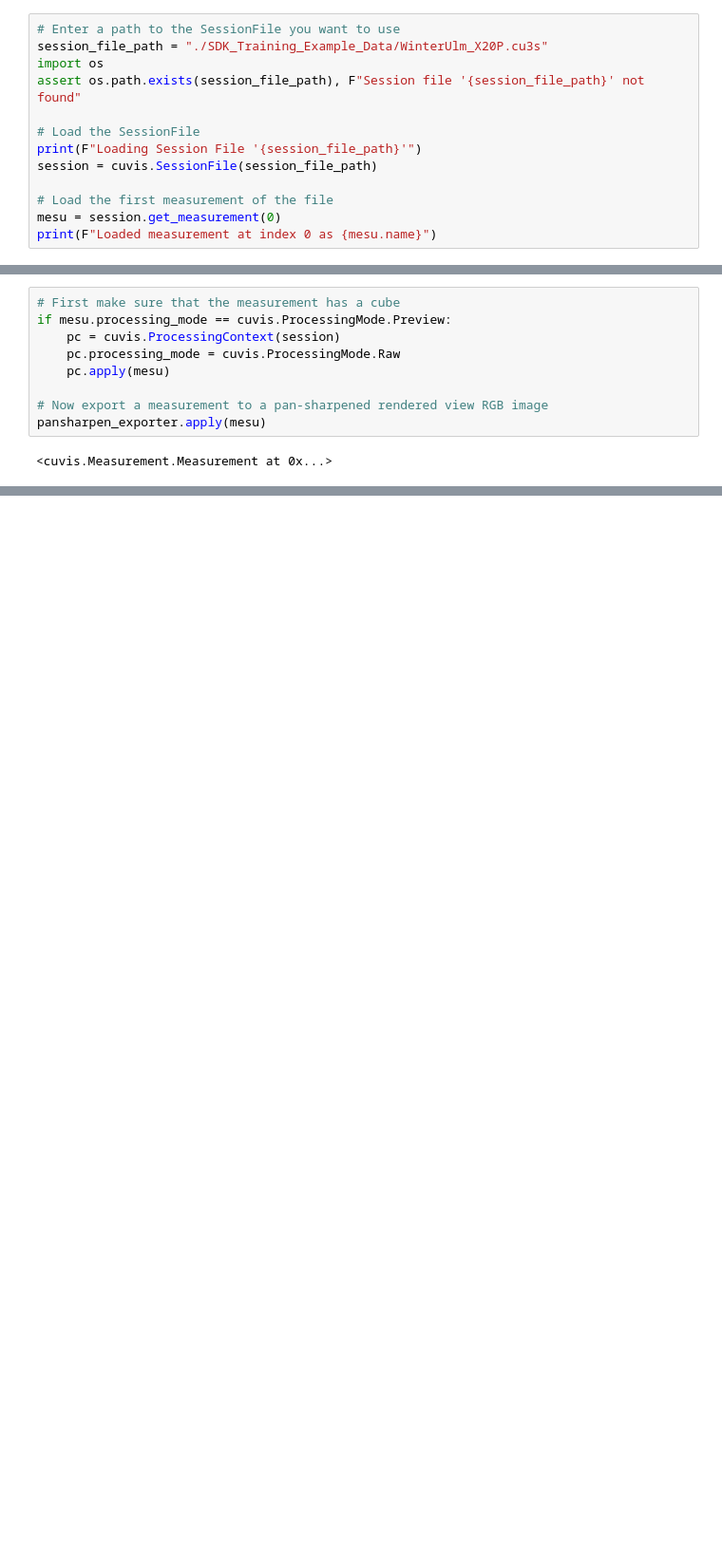
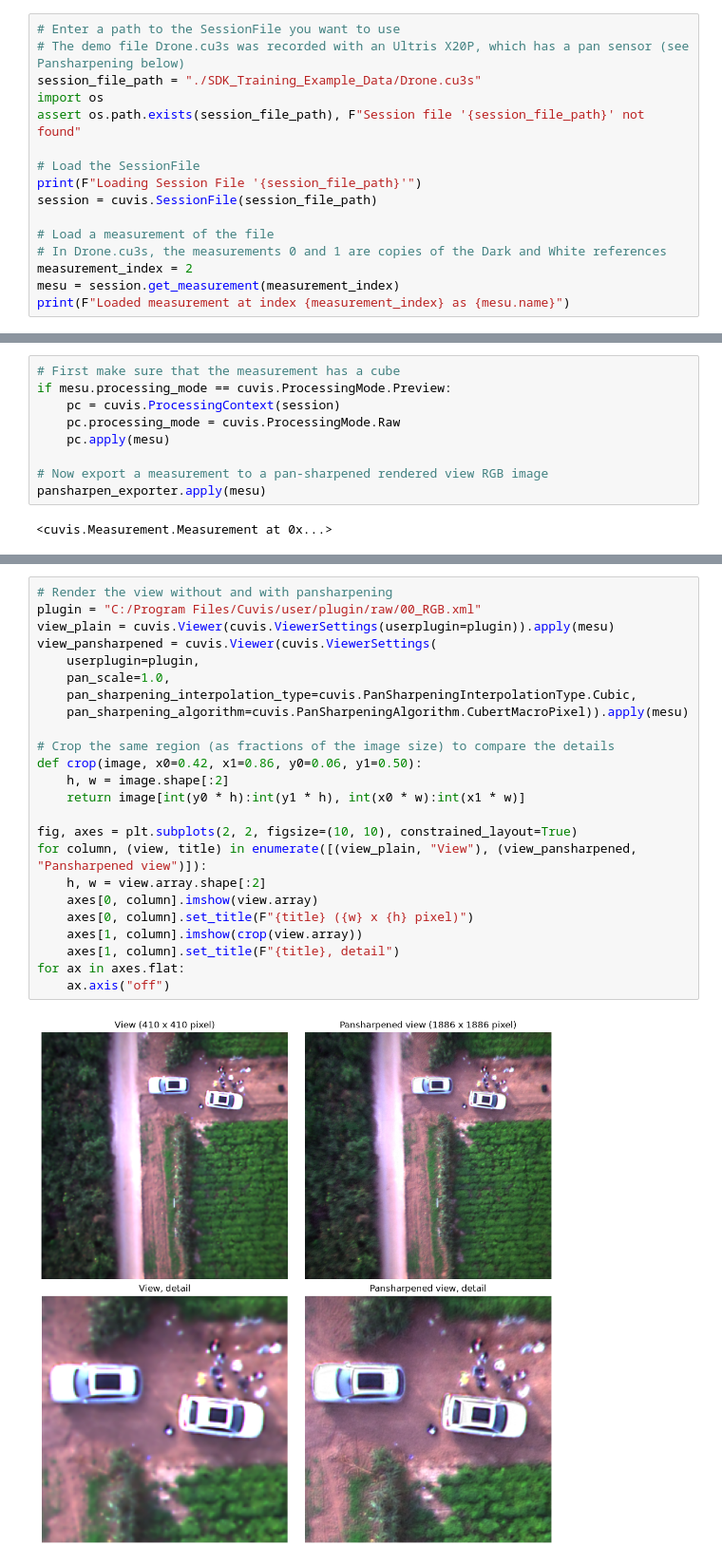
Before and after one commit to cubert-hyperspectral/cuvis.python.examples, a Jupyter notebook: Example_4_Exporters.ipynb, the cells around one changed output, grey strips where cells are left out. Shown at 95% size. Cells and saved outputs as stored; diff of their text form; blank space fills up the shorter version.

```diff
--- a/Example_4_Exporters.ipynb
+++ b/Example_4_Exporters.ipynb
@@ -44,7 +45,8 @@ Cuvis Python SDK Example 4
 Initializing Cuvis
 # %%
 # Enter a path to the SessionFile you want to use
-session_file_path = "./SDK_Training_Example_Data/WinterUlm_X20P.cu3s"
+# The demo file Drone.cu3s was recorded with an Ultris X20P, which has a pan sensor (see Pansharpening below)
+session_file_path = "./SDK_Training_Example_Data/Drone.cu3s"
 import os
 assert os.path.exists(session_file_path), F"Session file '{session_file_path}' not found"
 
@@ -52,7 +54,9 @@ assert os.path.exists(session_file_path), F"Session file '{session_file_path}' n
 print(F"Loading Session File '{session_file_path}'")
 session = cuvis.SessionFile(session_file_path)
 
-# Load the first measurement of the file
-mesu = session.get_measurement(0)
-print(F"Loaded measurement at index 0 as {mesu.name}")
+# Load a measurement of the file
+# In Drone.cu3s, the measurements 0 and 1 are copies of the Dark and White references
+measurement_index = 2
+mesu = session.get_measurement(measurement_index)
+print(F"Loaded measurement at index {measurement_index} as {mesu.name}")
 # %% [output]
@@ -247,0 +269,26 @@ pansharpen_exporter.apply(mesu)
+# %%
+# Render the view without and with pansharpening
+plugin = "C:/Program Files/Cuvis/user/plugin/raw/00_RGB.xml"
+view_plain = cuvis.Viewer(cuvis.ViewerSettings(userplugin=plugin)).apply(mesu)
+view_pansharpened = cuvis.Viewer(cuvis.ViewerSettings(
+    userplugin=plugin,
+    pan_scale=1.0,
+    pan_sharpening_interpolation_type=cuvis.PanSharpeningInterpolationType.Cubic,
+    pan_sharpening_algorithm=cuvis.PanSharpeningAlgorithm.CubertMacroPixel)).apply(mesu)
+
+# Crop the same region (as fractions of the image size) to compare the details
+def crop(image, x0=0.42, x1=0.86, y0=0.06, y1=0.50):
+    h, w = image.shape[:2]
+    return image[int(y0 * h):int(y1 * h), int(x0 * w):int(x1 * w)]
+
+fig, axes = plt.subplots(2, 2, figsize=(10, 10), constrained_layout=True)
+for column, (view, title) in enumerate([(view_plain, "View"), (view_pansharpened, "Pansharpened view")]):
+    h, w = view.array.shape[:2]
+    axes[0, column].imshow(view.array)
+    axes[0, column].set_title(F"{title} ({w} x {h} pixel)")
+    axes[1, column].imshow(crop(view.array))
+    axes[1, column].set_title(F"{title}, detail")
+for ax in axes.flat:
+    ax.axis("off")
+# %% [output]
+[figure, added]
```
Also changed, not shown: parts of 7 cells of this notebook, 3 other files.
